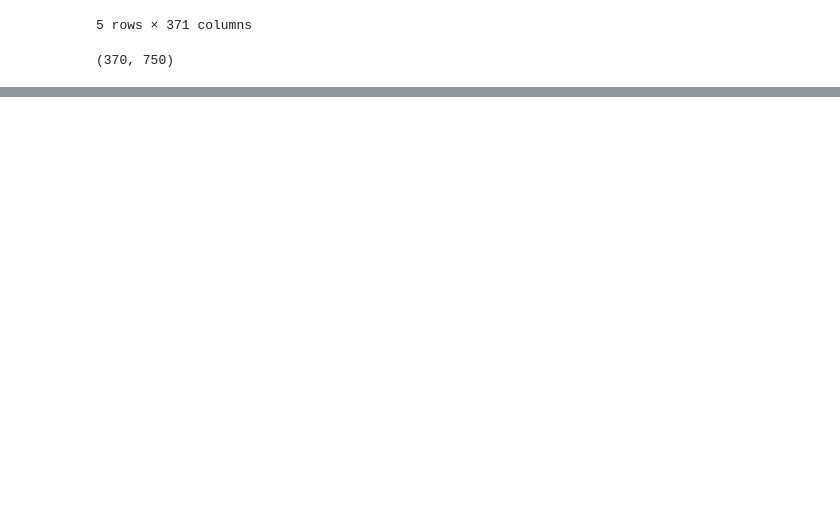
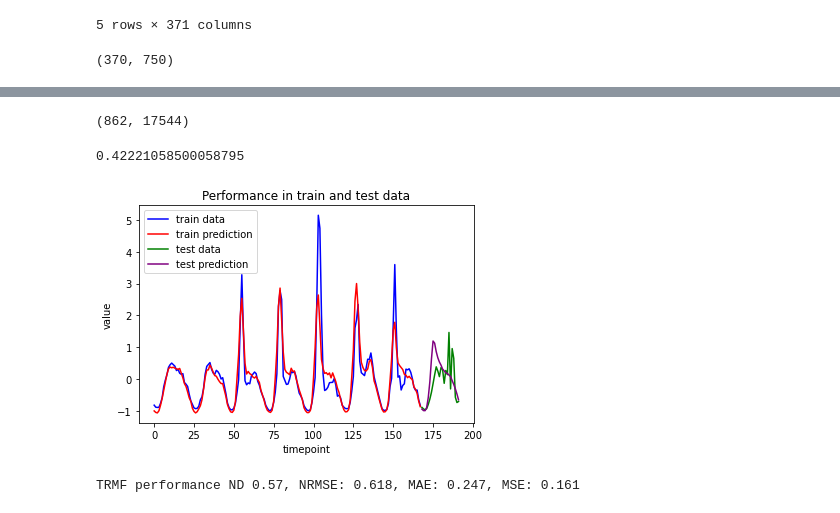
Before and after one commit to dmohorcic/SU_project, a Jupyter notebook: TRFM/TRMF_test.ipynb, the cells around one changed output, grey strips where cells are left out. Drawn from its saved outputs; the diff is of its cells as text; code cells hidden in the pictures; blank space fills up the shorter version.

```diff
--- a/TRFM/TRMF_test.ipynb
+++ b/TRFM/TRMF_test.ipynb
@@ -145,0 +189,50 @@ TRMF performance ND/NRMSE: 0.562/0.941
+# %%
+data = traffic.values.T
+data.shape
+# %% [output]
+(862, 17544)
+# %%
+N = 862
+T = 17544
+K = 16
+lags = [1, 24]
+L = len(lags)
+# %%
+lambda_f = 2.
+lambda_x = 2.
+lambda_w = 2.
+eta = 1.
+alpha = 1000.
+model = trmf(lags, K, lambda_f, lambda_x, lambda_w, alpha, eta, max_iter=1000)
+# %%
+T_start = 15000
+train, test = get_slice(data, 24*7, 24, T_start)
+# %%
+model.fit(train)
+# %%
+pred = model.predict(24)
+abs(pred-test).mean()
+# %% [output]
+0.42221058500058795
+# %%
+train_preds = np.dot(model.F, model.X)
+test_preds = model.predict(24)
+
+idx = 10
+
+plt.figure() # figsize=(15,8)
+plt.plot(train[idx], label='train data', color='blue')
+plt.plot(train_preds[idx], label='train prediction', color='red')
+
+plt.plot([i+24*7 for i in range(24)], test[idx], label="test data", color="green")
+plt.plot([i+24*7 for i in range(24)], test_preds[idx], label="test prediction", color="purple")
+
+plt.title('Performance in train and test data')
+plt.xlabel('timepoint')
+plt.ylabel('value')
+
+plt.legend(loc="upper left")
+#plt.savefig("../images/trmf_forecast.png", facecolor="white", bbox_inches="tight")
+plt.show()
+# %% [output]
+[figure, added]
@@ -145,0 +259,7 @@ TRMF performance ND/NRMSE: 0.562/0.941
+# %%
+print('TRMF performance ND {}, NRMSE: {}, MAE: {}, MSE: {}'.format(round(np.array(scores_nd).mean(),3),\
+                                                                   round(np.array(scores_nrmse).mean(),3),\
+                                                                   round(np.array(scores_mae).mean(),3),\
+                                                                   round(np.array(scores_mse).mean(),3)))
+# %% [output]
+TRMF performance ND 0.57, NRMSE: 0.618, MAE: 0.247, MSE: 0.161
```
Also changed, not shown: parts of 11 cells of this notebook, 59 other files.
